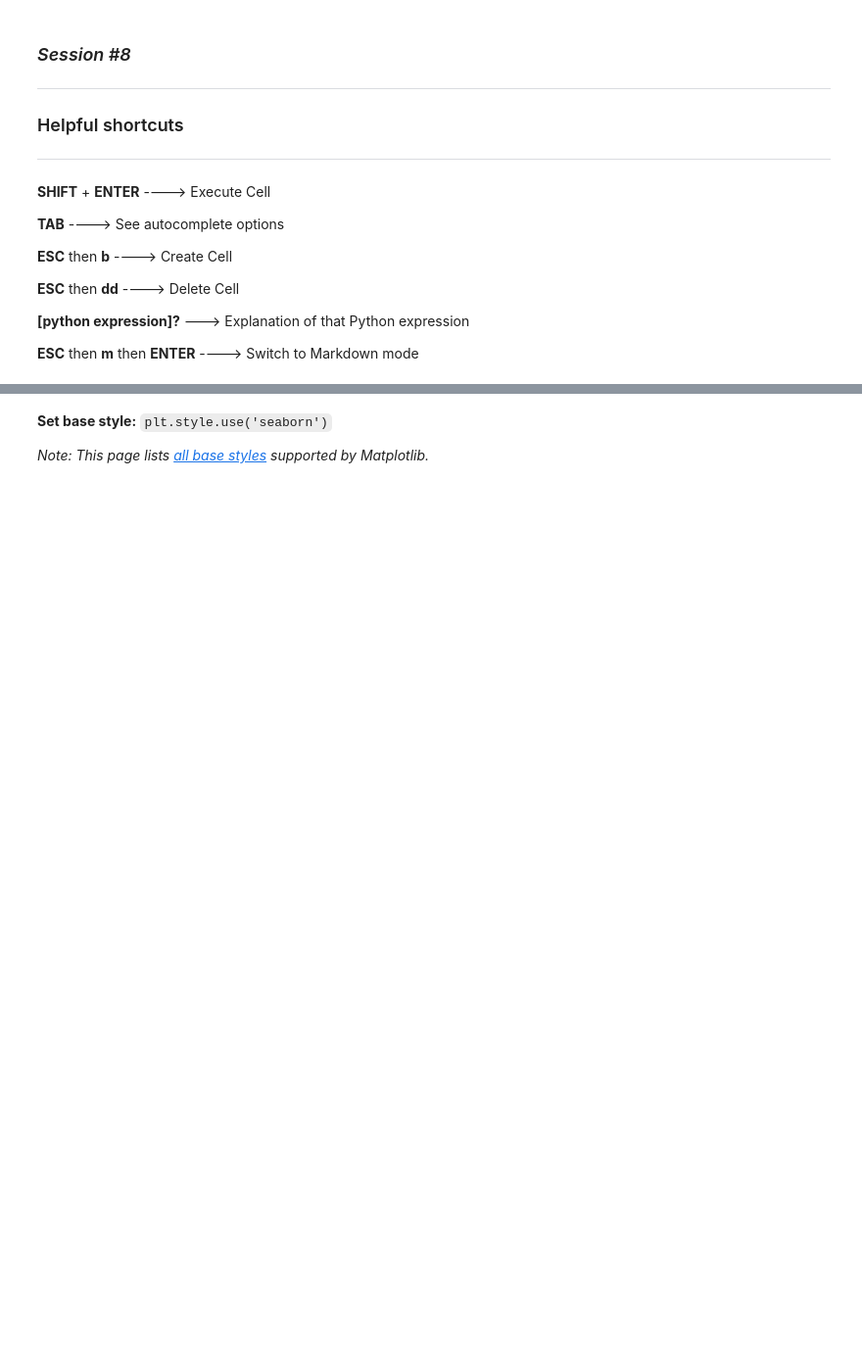
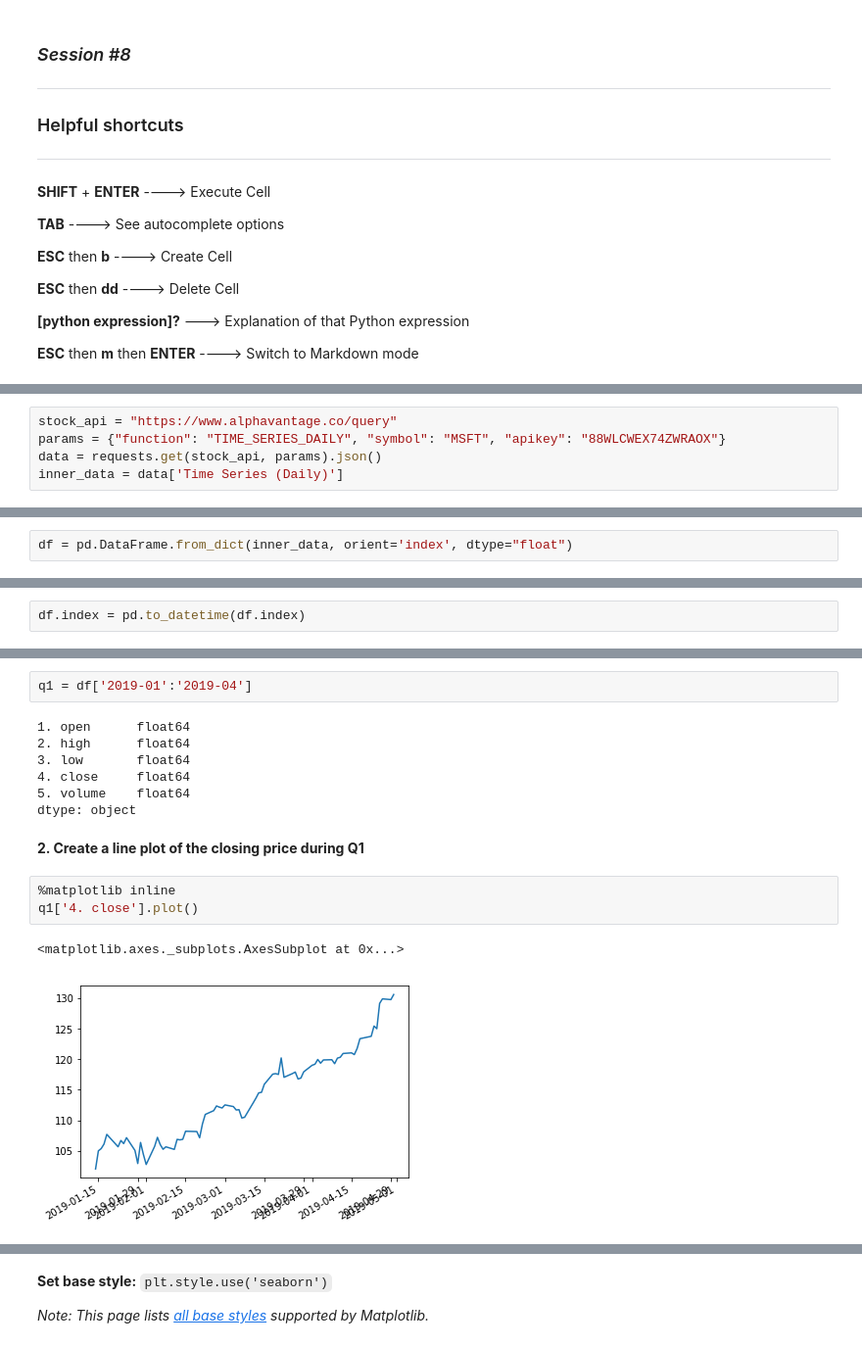
Before and after one commit to robcarrington/python-for-data-science, a Jupyter notebook: Session8/Session8_Exercises_Solved.ipynb, the cells around one changed output, grey strips where cells are left out. Shown: that part at 98% size. Saved outputs shown, nothing was run; the diff lists cells and outputs as text; blank space fills up the shorter version.

```diff
--- a/Session8/Session8_Exercises_Solved.ipynb
+++ b/Session8/Session8_Exercises_Solved.ipynb
@@ -27,0 +76,5 @@
+# %%
+stock_api = "https://www.alphavantage.co/query"
+params = {"function": "TIME_SERIES_DAILY", "symbol": "MSFT", "apikey": "88WLCWEX74ZWRAOX"}
+data = requests.get(stock_api, params).json()
+inner_data = data['Time Series (Daily)']
@@ -27,0 +86,2 @@
+# %%
+df = pd.DataFrame.from_dict(inner_data, orient='index', dtype="float")
@@ -27,0 +102,2 @@
+# %%
+df.index = pd.to_datetime(df.index)
@@ -27,0 +137,17 @@
+# %%
+q1 = df['2019-01':'2019-04']
+# %% [output]
+1. open      float64
+2. high      float64
+3. low       float64
+4. close     float64
+5. volume    float64
+dtype: object
+# %% [markdown]
+**2. Create a line plot of the closing price during Q1**
+# %%
+%matplotlib inline
+q1['4. close'].plot()
+# %% [output]
+<matplotlib.axes._subplots.AxesSubplot at 0x...>
+[figure, added]
```
Also changed, not shown: parts of 89 cells of this notebook, 2 other files.
